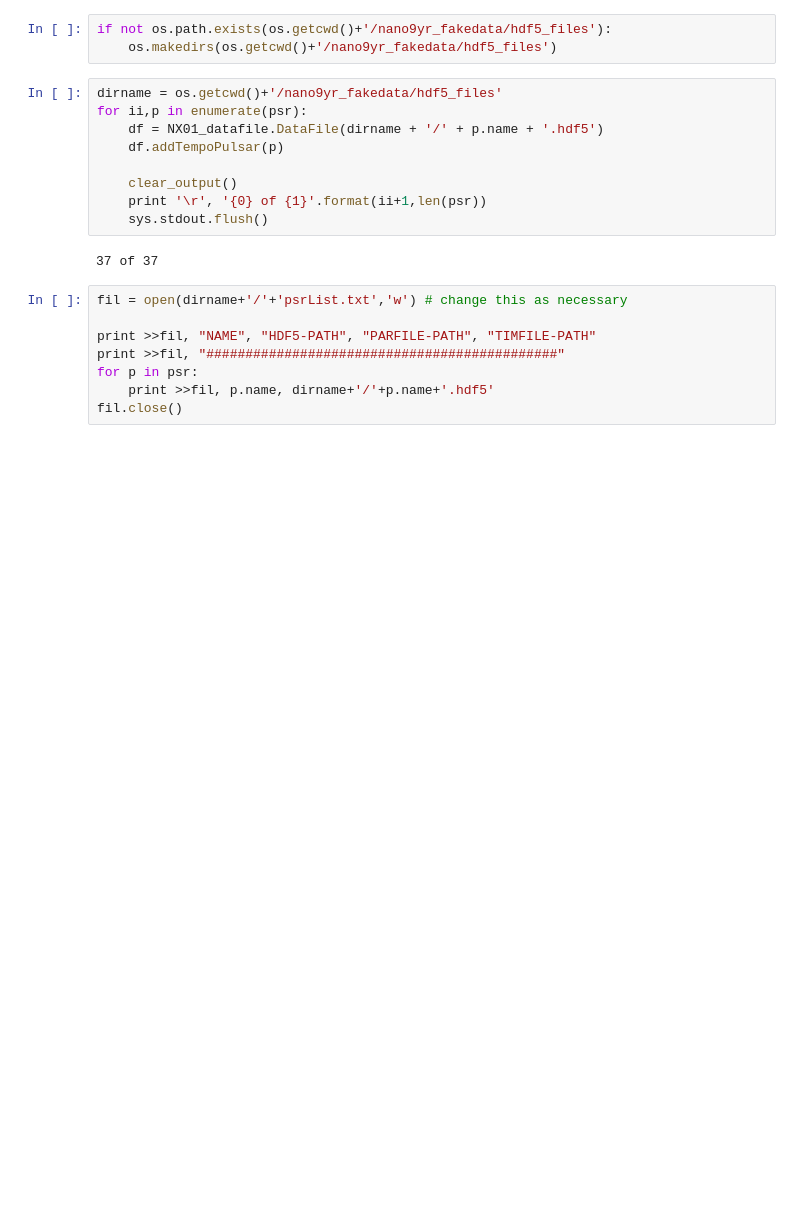
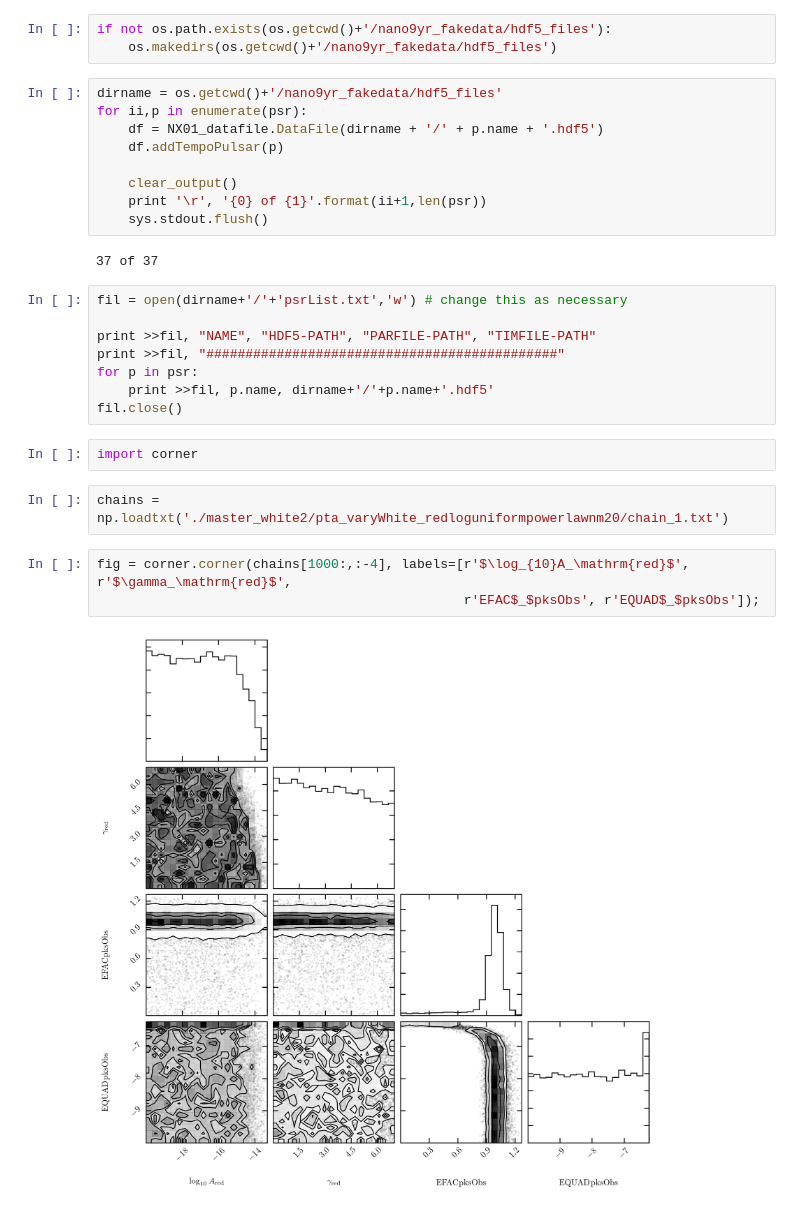
Before and after one commit to stevertaylor/NX01, a Jupyter notebook: nanograv-pulsar-store-9yr.ipynb, the cells around one changed output. Drawn from its saved outputs; the diff is of its cells as text; blank space fills up the shorter version.

```diff
--- a/nanograv-pulsar-store-9yr.ipynb
+++ b/nanograv-pulsar-store-9yr.ipynb
@@ -392,3 +392,12 @@ print >>fil, "#############################################"
 for p in psr:
     print >>fil, p.name, dirname+'/'+p.name+'.hdf5'
 fil.close()
+# %%
+import corner
+# %%
+chains = np.loadtxt('./master_white2/pta_varyWhite_redloguniformpowerlawnm20/chain_1.txt')
+# %%
+fig = corner.corner(chains[1000:,:-4], labels=[r'$\log_{10}A_\mathrm{red}$', r'$\gamma_\mathrm{red}$',
+                                               r'EFAC$_$pksObs', r'EQUAD$_$pksObs']);
+# %% [output]
+[figure, added]
```
Also changed, not shown: 1 other file.
